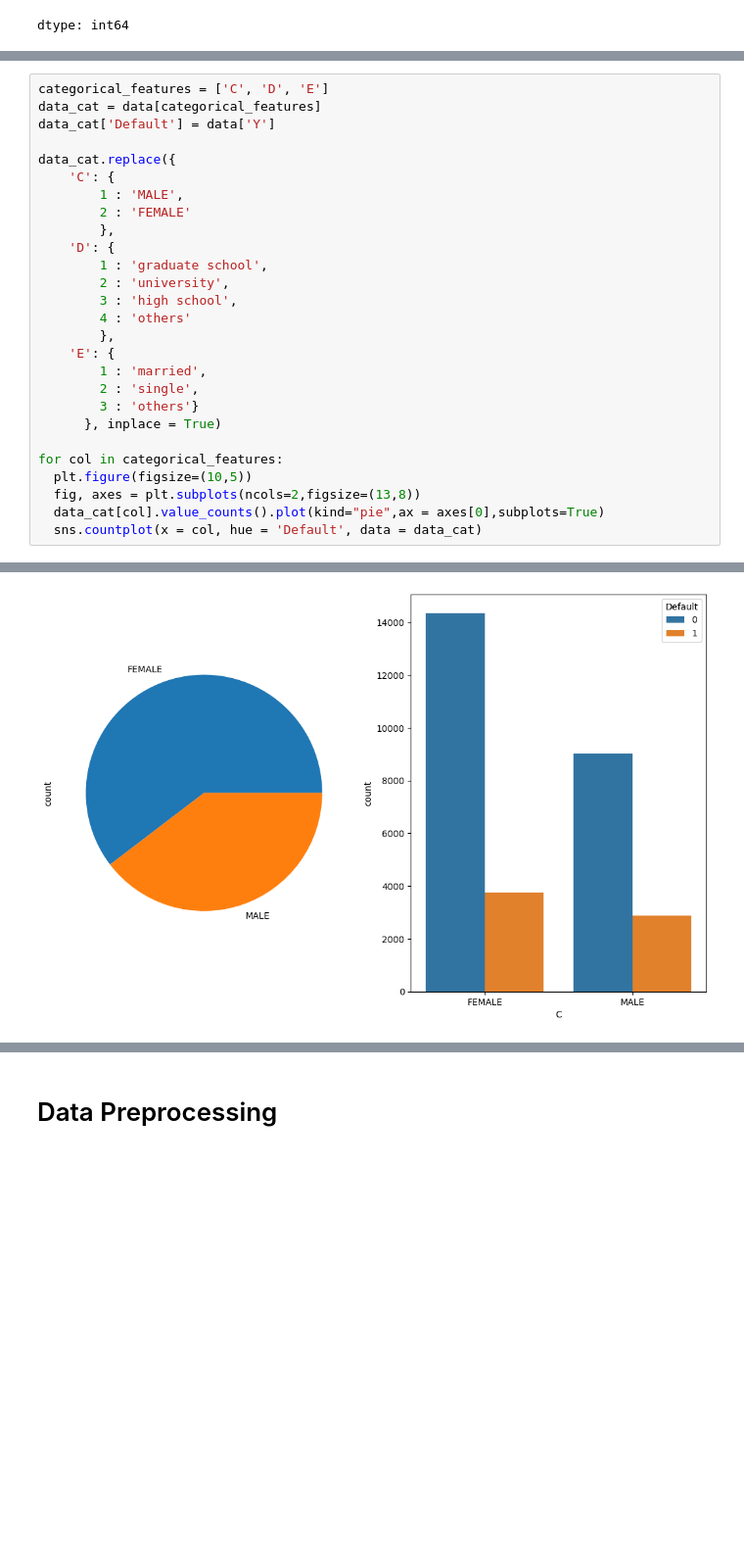
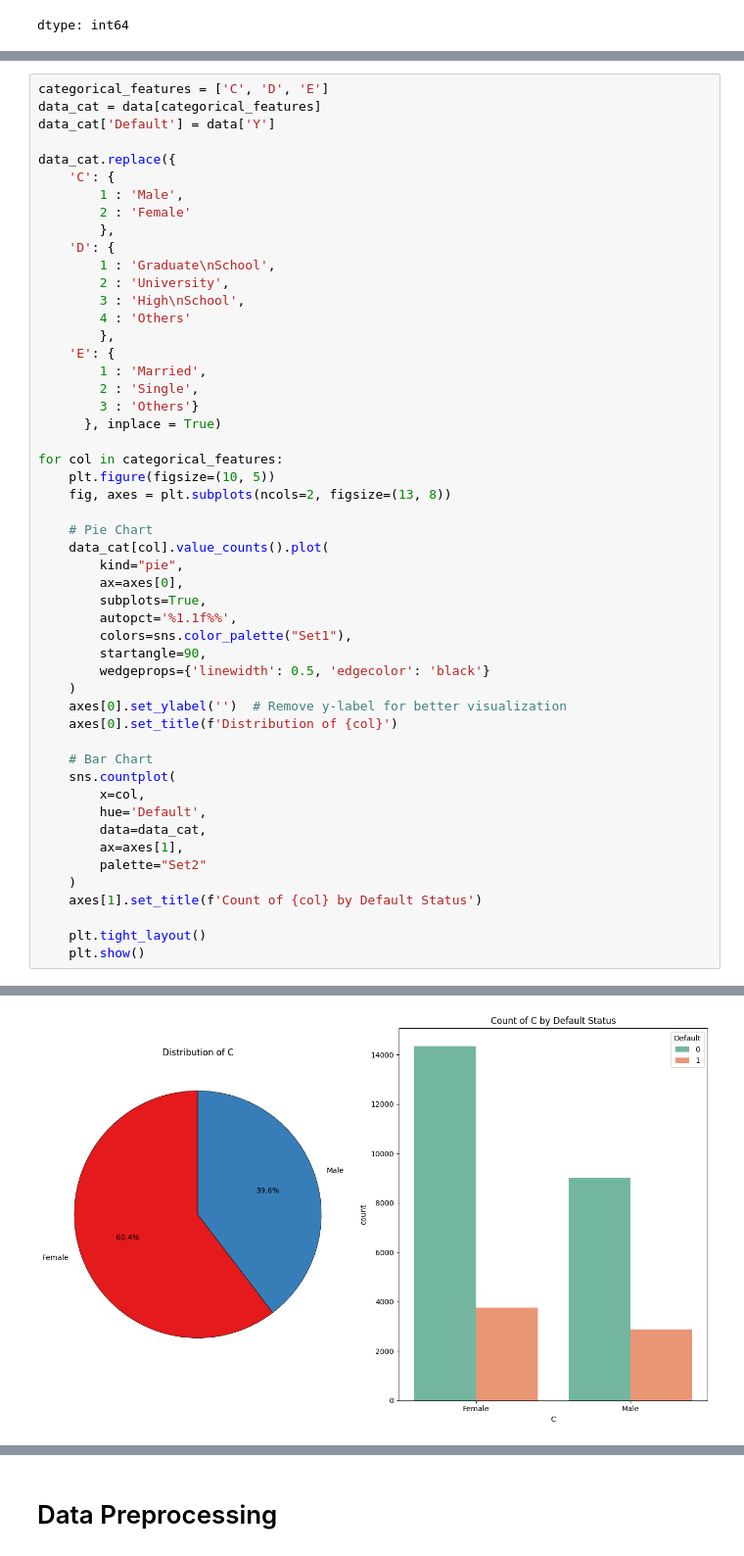
Before and after one commit to Hamayah/BT3104_Group_Project, a Jupyter notebook: BT3104_Group_1.ipynb, the cells around one changed output, grey strips where cells are left out. Shown at 98% size. Cells and saved outputs as stored; diff of their text form; blank space fills up the shorter version.

```diff
--- a/BT3104_Group_1.ipynb
+++ b/BT3104_Group_1.ipynb
@@ -271,31 +268,55 @@ dtype: int64
 # %%
 categorical_features = ['C', 'D', 'E']
 data_cat = data[categorical_features]
 data_cat['Default'] = data['Y']
 
 data_cat.replace({
     'C': {
-        1 : 'MALE',
-        2 : 'FEMALE'
+        1 : 'Male',
+        2 : 'Female'
         },
     'D': {
-        1 : 'graduate school',
-        2 : 'university',
-        3 : 'high school',
-        4 : 'others'
+        1 : 'Graduate\nSchool',
+        2 : 'University',
+        3 : 'High\nSchool',
+        4 : 'Others'
         },
     'E': {
-        1 : 'married',
-        2 : 'single',
-        3 : 'others'}
+        1 : 'Married',
+        2 : 'Single',
+        3 : 'Others'}
       }, inplace = True)
 
 for col in categorical_features:
-  plt.figure(figsize=(10,5))
-  fig, axes = plt.subplots(ncols=2,figsize=(13,8))
-  data_cat[col].value_counts().plot(kind="pie",ax = axes[0],subplots=True)
-  sns.countplot(x = col, hue = 'Default', data = data_cat)
+    plt.figure(figsize=(10, 5))
+    fig, axes = plt.subplots(ncols=2, figsize=(13, 8))
+
+    # Pie Chart
+    data_cat[col].value_counts().plot(
+        kind="pie",
+        ax=axes[0],
+        subplots=True,
+        autopct='%1.1f%%',
+        colors=sns.color_palette("Set1"),
+        startangle=90,
+        wedgeprops={'linewidth': 0.5, 'edgecolor': 'black'}
+    )
+    axes[0].set_ylabel('')  # Remove y-label for better visualization
+    axes[0].set_title(f'Distribution of {col}')
+
+    # Bar Chart
+    sns.countplot(
+        x=col,
+        hue='Default',
+        data=data_cat,
+        ax=axes[1],
+        palette="Set2"
+    )
+    axes[1].set_title(f'Count of {col} by Default Status')
+
+    plt.tight_layout()
+    plt.show()
 # %% [output]
 <Figure size 1000x500 with 0 Axes>
-[figure, old version]
+[figure, new version]
 <Figure size 1000x500 with 0 Axes>
```
Also changed, not shown: parts of 25 cells of this notebook.
